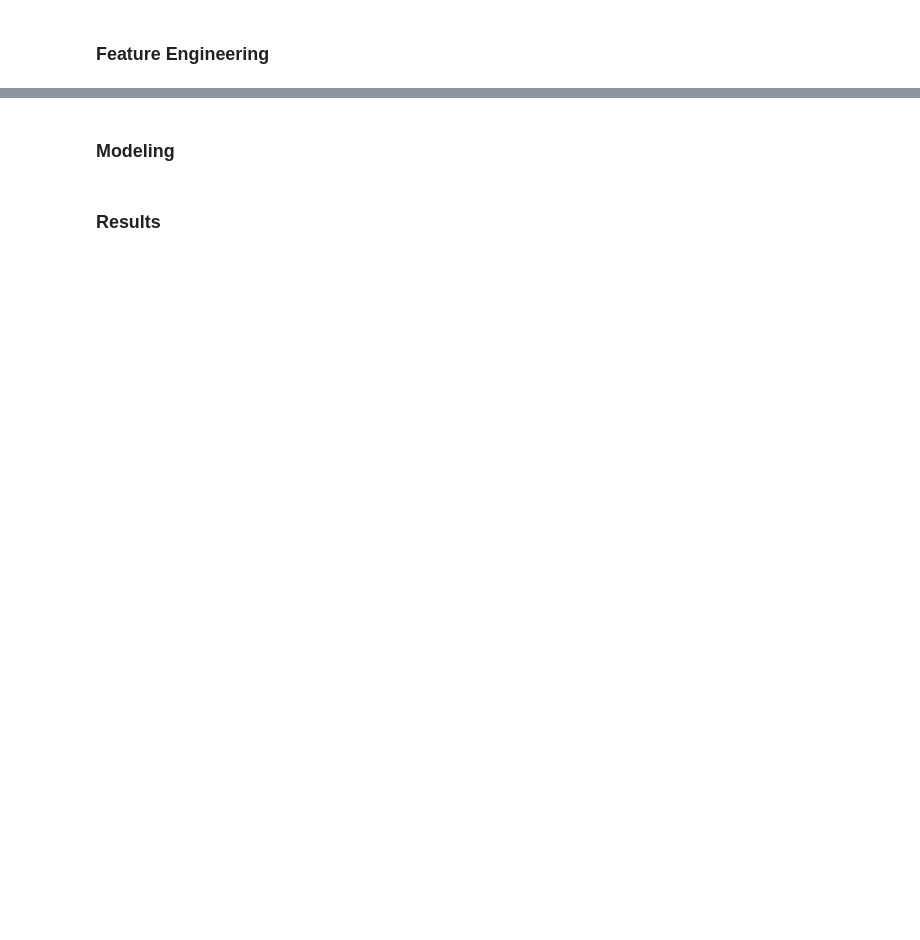
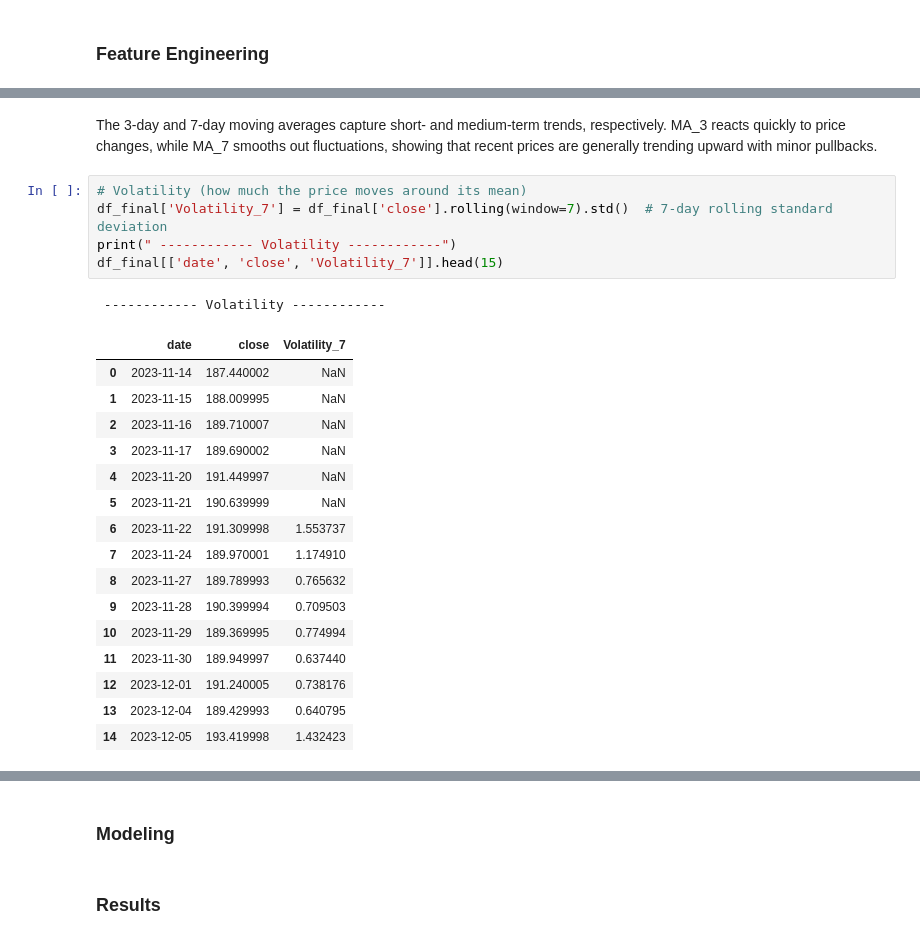
Before and after one commit to danielAcl9/StockPredictor, a Jupyter notebook: main.ipynb, the cells around one changed output, grey strips where cells are left out. Cells and saved outputs as stored; diff of their text form; blank space fills up the shorter version.

```diff
--- a/main.ipynb
+++ b/main.ipynb
@@ -172,0 +231,25 @@ df_final.head(10)
+# %% [markdown]
+The 3-day and 7-day moving averages capture short- and medium-term trends, respectively. MA_3 reacts quickly to price changes, while MA_7 smooths out fluctuations, showing that recent prices are generally trending upward with minor pullbacks.
+# %%
+# Volatility (how much the price moves around its mean)
+df_final['Volatility_7'] = df_final['close'].rolling(window=7).std()  # 7-day rolling standard deviation
+print(" ------------ Volatility ------------")
+df_final[['date', 'close', 'Volatility_7']].head(15)
+# %% [output]
+ ------------ Volatility ------------
+|  | date | close | Volatility_7 |
+| 0 | 2023-11-14 | 187.440002 | NaN |
+| 1 | 2023-11-15 | 188.009995 | NaN |
+| 2 | 2023-11-16 | 189.710007 | NaN |
+| 3 | 2023-11-17 | 189.690002 | NaN |
+| 4 | 2023-11-20 | 191.449997 | NaN |
+| 5 | 2023-11-21 | 190.639999 | NaN |
+| 6 | 2023-11-22 | 191.309998 | 1.553737 |
+| 7 | 2023-11-24 | 189.970001 | 1.174910 |
+| 8 | 2023-11-27 | 189.789993 | 0.765632 |
+| 9 | 2023-11-28 | 190.399994 | 0.709503 |
+| 10 | 2023-11-29 | 189.369995 | 0.774994 |
+| 11 | 2023-11-30 | 189.949997 | 0.637440 |
+| 12 | 2023-12-01 | 191.240005 | 0.738176 |
+| 13 | 2023-12-04 | 189.429993 | 0.640795 |
+| 14 | 2023-12-05 | 193.419998 | 1.432423 |
```
Also changed, not shown: parts of 10 cells of this notebook.
